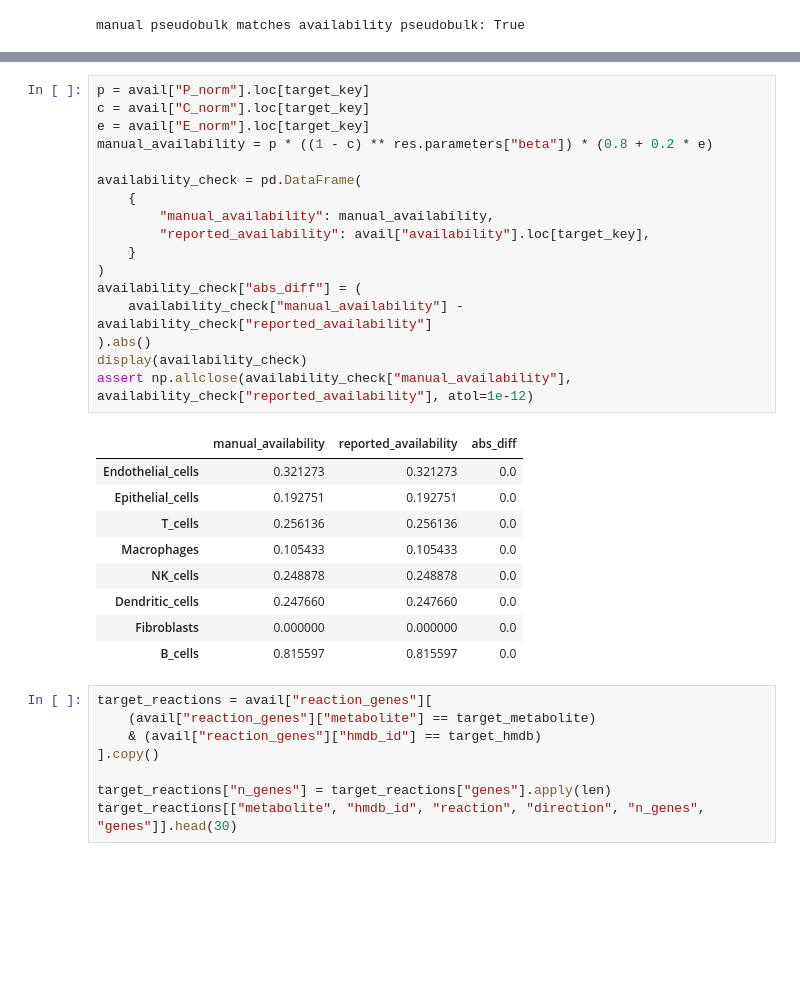
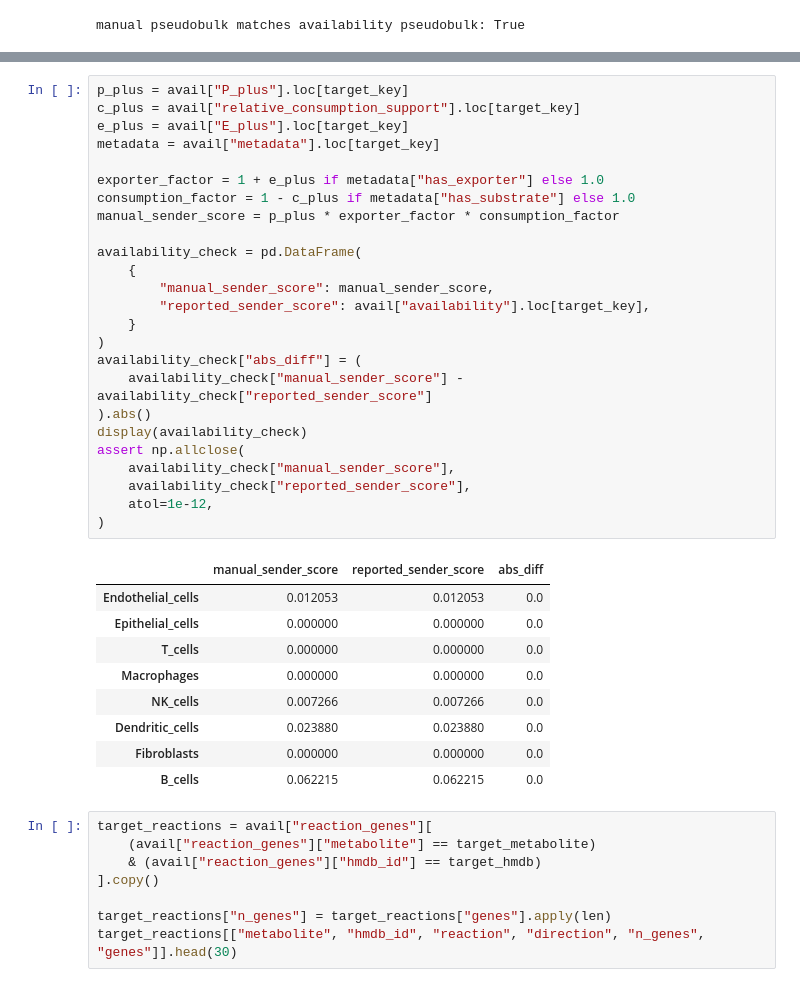
Before and after one commit to libmelo/CellMESH, a Jupyter notebook: examples/cellmesh_comprehensive_walkthrough.ipynb, the cells around one changed output, grey strips where cells are left out. Cells and saved outputs as stored; diff of their text form; blank space fills up the shorter version.

```diff
--- a/examples/cellmesh_comprehensive_walkthrough.ipynb
+++ b/examples/cellmesh_comprehensive_walkthrough.ipynb
@@ -397,30 +470,38 @@ display(pce_norm)
 # %%
-p = avail["P_norm"].loc[target_key]
-c = avail["C_norm"].loc[target_key]
-e = avail["E_norm"].loc[target_key]
-manual_availability = p * ((1 - c) ** res.parameters["beta"]) * (0.8 + 0.2 * e)
+p_plus = avail["P_plus"].loc[target_key]
+c_plus = avail["relative_consumption_support"].loc[target_key]
+e_plus = avail["E_plus"].loc[target_key]
+metadata = avail["metadata"].loc[target_key]
+
+exporter_factor = 1 + e_plus if metadata["has_exporter"] else 1.0
+consumption_factor = 1 - c_plus if metadata["has_substrate"] else 1.0
+manual_sender_score = p_plus * exporter_factor * consumption_factor
 
 availability_check = pd.DataFrame(
     {
-        "manual_availability": manual_availability,
-        "reported_availability": avail["availability"].loc[target_key],
+        "manual_sender_score": manual_sender_score,
+        "reported_sender_score": avail["availability"].loc[target_key],
     }
 )
 availability_check["abs_diff"] = (
-    availability_check["manual_availability"] - availability_check["reported_availability"]
+    availability_check["manual_sender_score"] - availability_check["reported_sender_score"]
 ).abs()
 display(availability_check)
-assert np.allclose(availability_check["manual_availability"], availability_check["reported_availability"], atol=1e-12)
+assert np.allclose(
+    availability_check["manual_sender_score"],
+    availability_check["reported_sender_score"],
+    atol=1e-12,
+)
 # %% [output]
-|  | manual_availability | reported_availability | abs_diff |
-| Endothelial_cells | 0.321273 | 0.321273 | 0.0 |
-| Epithelial_cells | 0.192751 | 0.192751 | 0.0 |
-| T_cells | 0.256136 | 0.256136 | 0.0 |
-| Macrophages | 0.105433 | 0.105433 | 0.0 |
-| NK_cells | 0.248878 | 0.248878 | 0.0 |
-| Dendritic_cells | 0.247660 | 0.247660 | 0.0 |
+|  | manual_sender_score | reported_sender_score | abs_diff |
+| Endothelial_cells | 0.012053 | 0.012053 | 0.0 |
+| Epithelial_cells | 0.000000 | 0.000000 | 0.0 |
+| T_cells | 0.000000 | 0.000000 | 0.0 |
+| Macrophages | 0.000000 | 0.000000 | 0.0 |
+| NK_cells | 0.007266 | 0.007266 | 0.0 |
+| Dendritic_cells | 0.023880 | 0.023880 | 0.0 |
 | Fibroblasts | 0.000000 | 0.000000 | 0.0 |
-| B_cells | 0.815597 | 0.815597 | 0.0 |
+| B_cells | 0.062215 | 0.062215 | 0.0 |
 # %%
 target_reactions = avail["reaction_genes"][
     (avail["reaction_genes"]["metabolite"] == target_metabolite)
```
Also changed, not shown: parts of 15 cells of this notebook, 10 other files.
